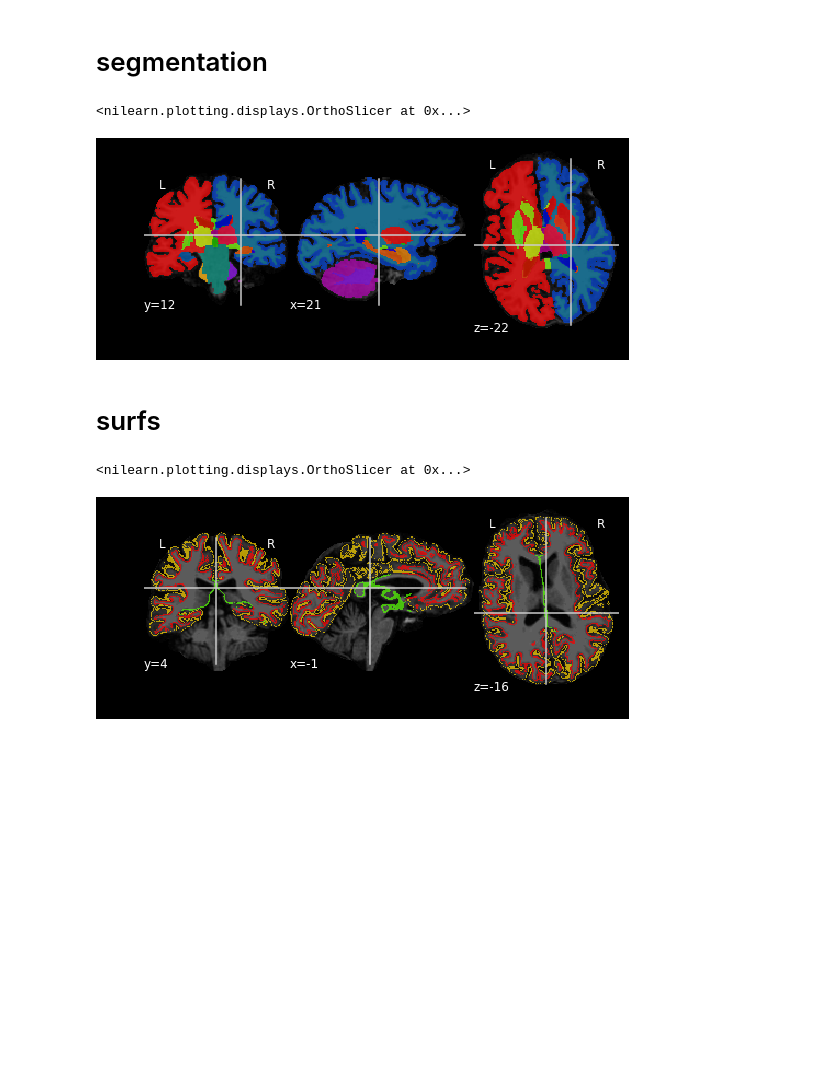
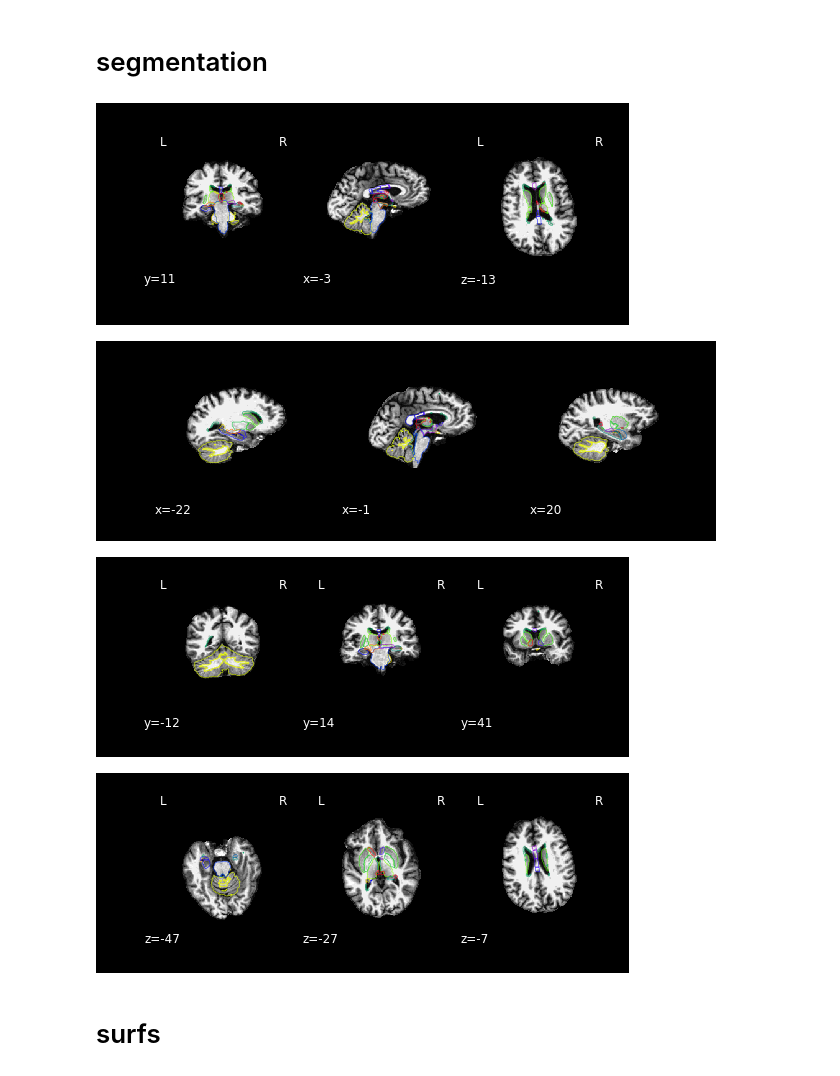
Before and after one commit to fliem/freesurfer, a Jupyter notebook: notebooks/fs_qc_plots.ipynb, the cells around one changed output. Cells and saved outputs as stored; diff of their text form; code cells hidden in the pictures; blank space fills up the shorter version.

Commit message:
new surface and subcort plots

```diff
--- a/notebooks/fs_qc_plots.ipynb
+++ b/notebooks/fs_qc_plots.ipynb
@@ -13,6 +13,10 @@ sub = "/Users/franzliem/Desktop/ds114_test1_freesurfer_precomp_v6.0.0/sub-01/"
 
 brain = sub + "mri/brain.mgz"
 aseg = sub + "mri/aseg.mgz"
+ribbon = sub + "mri/ribbon.mgz"
+brain_img = nb.load(brain)
+aseg_img = nb.load(aseg)
+ribbon_img = nb.load(ribbon)
 
 hemis = ["lh", "rh"]
 hemi_full = {"lh":"left", "rh":"right"}
@@ -31,10 +35,39 @@ for hemi in hemis:
 [figure]
 # %% [markdown]
 # segmentation
-# %%
-plotting.plot_roi(aseg, brain, cmap="prism")
-# %% [output]
-<nilearn.plotting.displays.OrthoSlicer at 0x...>
-[figure, removed]
+# %%
+aseg_data = aseg_img.get_data() % 39
+aseg_data_thr = aseg_data.copy()
+aseg_data_thr[aseg_data_thr < 5] = 0
+subcort = image.new_img_like(aseg_img, aseg_data_thr)
+# %%
+def draw_subcort():
+    cm = plt.cm.prism(np.unique(subcort_data))
+    kwargs = {'levels': [0.5], 'linewidths': 0.5}
+    for c, i in enumerate(np.unique(subcort_data)):
+        subcort_data_cp = subcort_data.copy()
+        subcort_data_cp[subcort_data!=i] = 0
+        subcort_sel = image.new_img_like(subcort, subcort_data_cp)
+        d.add_contours(subcort_sel, colors=[cm[c]], **kwargs)
+
+
+plot_params = robust_set_limits(brain_img.get_data().reshape(-1), {})
+
+subcort_data = subcort.get_data()
+d = plotting.plot_anat(brain, draw_cross=False, **plot_params)
+draw_subcort()
+d.savefig("/Users/franzliem/Desktop/subcort.pdf")
+
+
+cuts = cuts_from_bbox(aseg_img, cuts=5)
+for di in ("x", "y", "z"):
+    d = plotting.plot_anat(brain, display_mode=di, cut_coords=cuts[di][1:-1], **plot_params)
+    draw_subcort()
+    d.savefig("/Users/franzliem/Desktop/subcort_{}.pdf".format(di))
+# %% [output]
+[figure, added]
+[figure, added]
+[figure, added]
+[figure, added]
 # %% [markdown]
 # surfs
@@ -79,5 +73,0 @@ overlays = add_and_num_surfs(white, pial, 1, binarize=False)
-# %%
-plotting.plot_roi(overlays , brain, cmap="prism")
-# %% [output]
-<nilearn.plotting.displays.OrthoSlicer at 0x...>
-[figure, removed]
```
Also changed, not shown: parts of 8 cells of this notebook, 1 other file.
